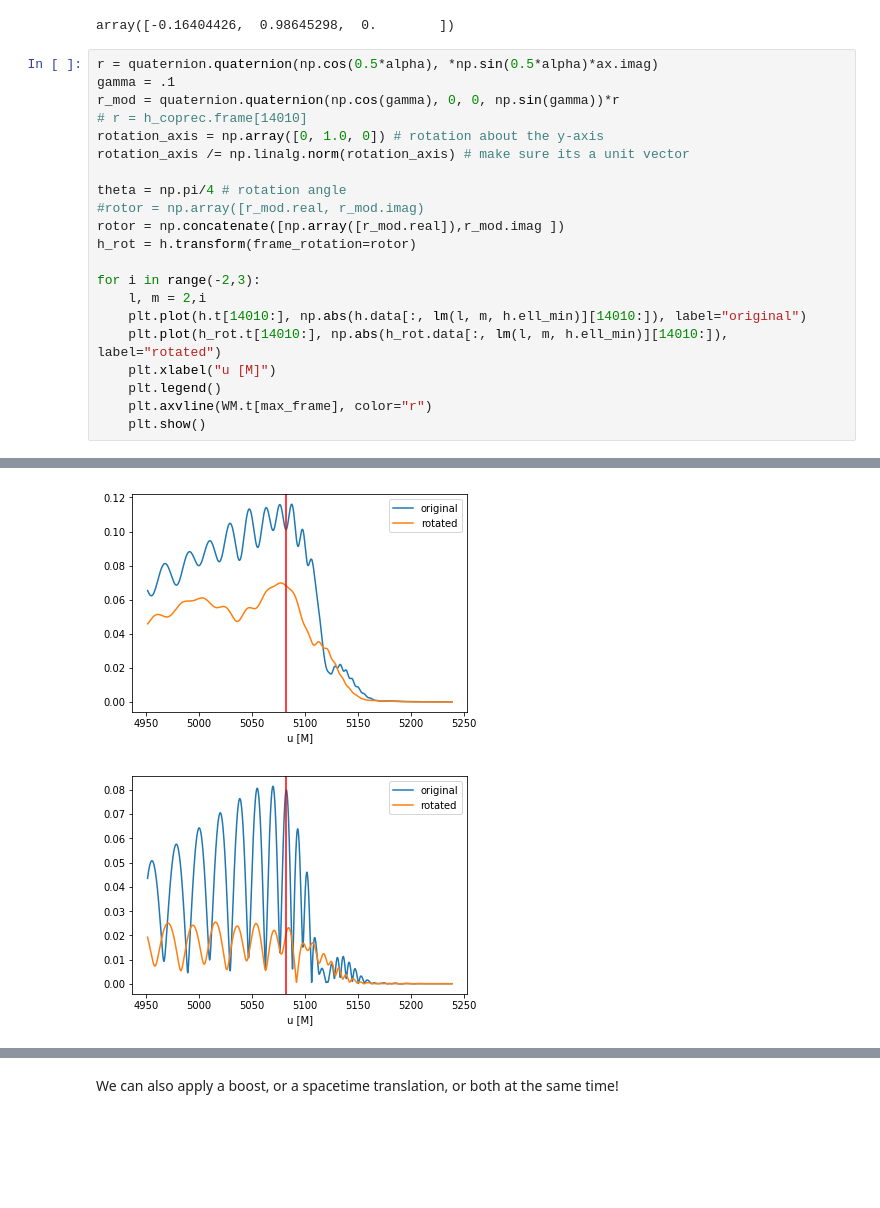
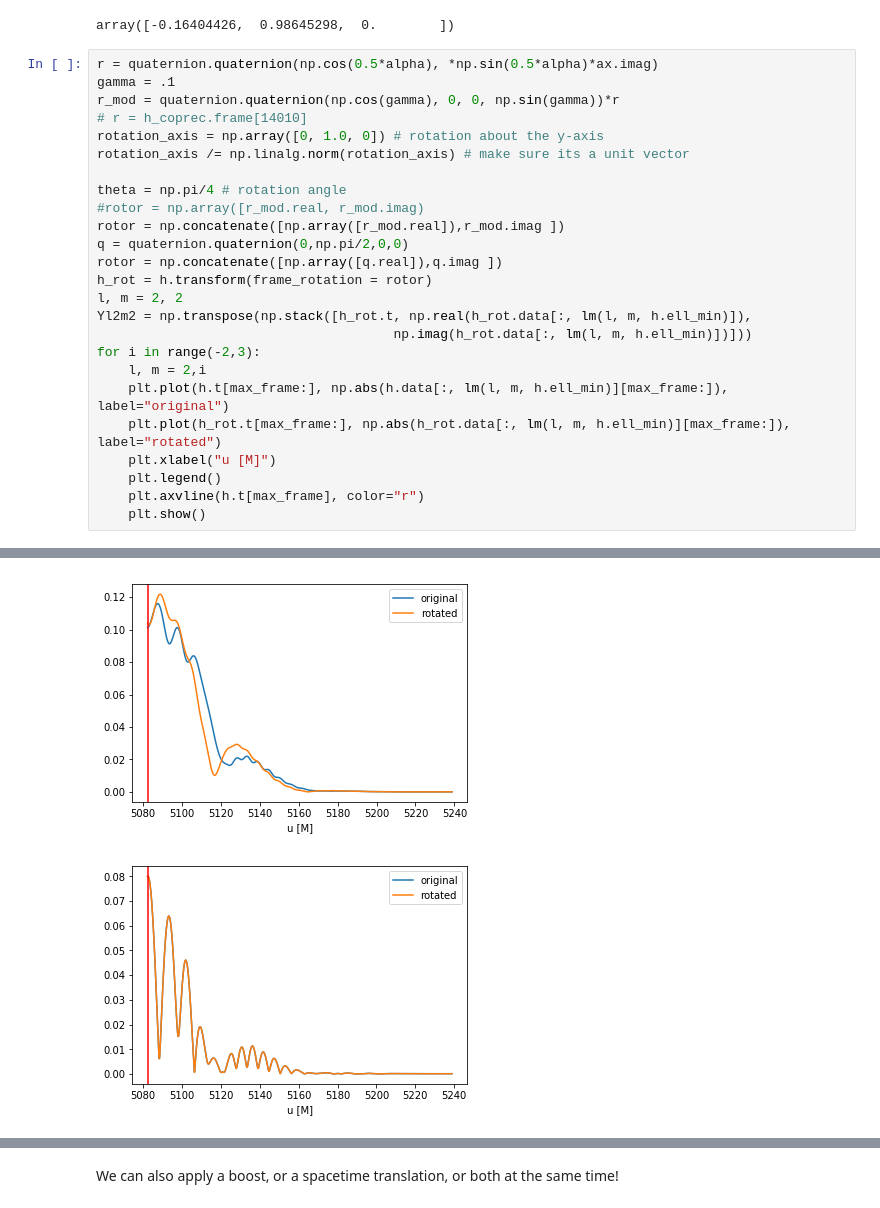
Before and after one commit to isaaclegred/qnm-fitting, a Jupyter notebook: Testing/scri_tutorial.ipynb, the cells around one changed output, grey strips where cells are left out. Cells and saved outputs as stored; diff of their text form; blank space fills up the shorter version.

```diff
--- a/Testing/scri_tutorial.ipynb
+++ b/Testing/scri_tutorial.ipynb
@@ -300,14 +306,18 @@ rotation_axis /= np.linalg.norm(rotation_axis) # make sure its a unit vector
 theta = np.pi/4 # rotation angle
 #rotor = np.array([r_mod.real, r_mod.imag)
 rotor = np.concatenate([np.array([r_mod.real]),r_mod.imag ])
-h_rot = h.transform(frame_rotation=rotor)
-
+q = quaternion.quaternion(0,np.pi/2,0,0)
+rotor = np.concatenate([np.array([q.real]),q.imag ])
+h_rot = h.transform(frame_rotation = rotor)
+l, m = 2, 2
+Yl2m2 = np.transpose(np.stack([h_rot.t, np.real(h_rot.data[:, lm(l, m, h.ell_min)]),
+	                                  np.imag(h_rot.data[:, lm(l, m, h.ell_min)])]))
 for i in range(-2,3):
     l, m = 2,i
-    plt.plot(h.t[14010:], np.abs(h.data[:, lm(l, m, h.ell_min)][14010:]), label="original")
-    plt.plot(h_rot.t[14010:], np.abs(h_rot.data[:, lm(l, m, h.ell_min)][14010:]), label="rotated")
+    plt.plot(h.t[max_frame:], np.abs(h.data[:, lm(l, m, h.ell_min)][max_frame:]), label="original")
+    plt.plot(h_rot.t[max_frame:], np.abs(h_rot.data[:, lm(l, m, h.ell_min)][max_frame:]), label="rotated")
     plt.xlabel("u [M]")
     plt.legend()
-    plt.axvline(WM.t[max_frame], color="r")
+    plt.axvline(h.t[max_frame], color="r")
     plt.show()
 # %% [output]
@@ -315,2 +325,2 @@ for i in range(-2,3):
-[figure, old version]
+[figure, new version]
-[figure, old version]
+[figure, new version]
```
Also changed, not shown: parts of 38 cells of this notebook, 4 other files.
